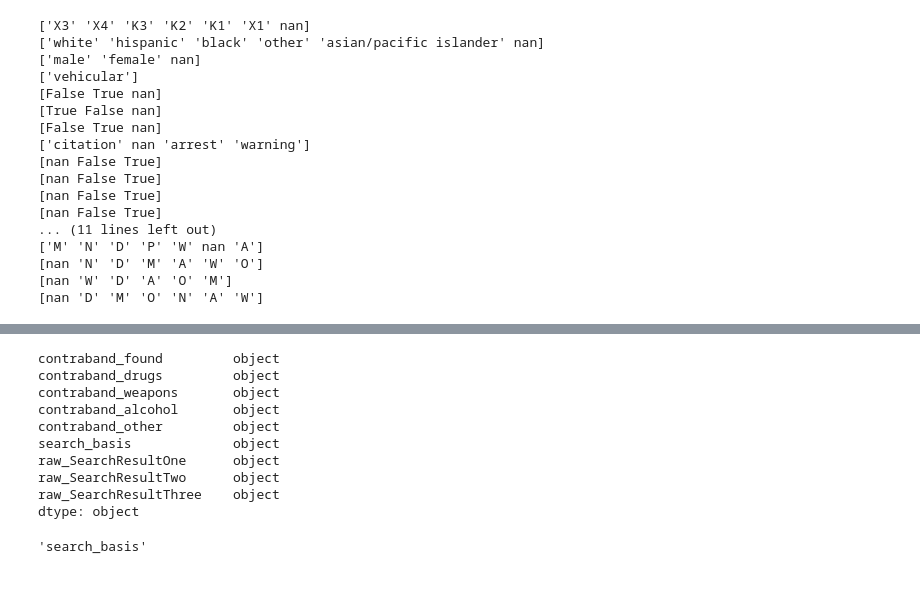
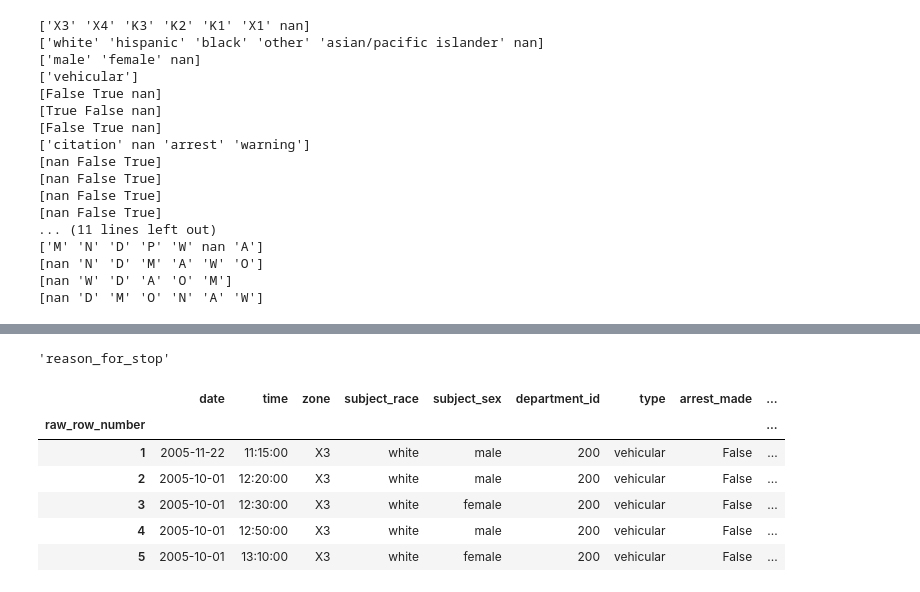
Before and after one commit to Pranav016/EDA-and-feature-engineering-practice, a Jupyter notebook: State_Patrol_RI/State_Patrol_data-Rhode_Island.ipynb, the cells around one changed output, grey strips where cells are left out. Saved outputs shown, nothing was run; the diff lists cells and outputs as text; code cells hidden in the pictures.

```diff
--- a/State_Patrol_RI/State_Patrol_data-Rhode_Island.ipynb
+++ b/State_Patrol_RI/State_Patrol_data-Rhode_Island.ipynb
@@ -228,3 +182,0 @@ print_unique(null_f)
-# %%
-df.drop(null_f[-4],axis=1, inplace=True)
-null_f.pop(-4)
@@ -266,20 +183,17 @@ df[null_f].head()
-# %%
-df[null_f].dtypes
-# %% [output]
-contraband_found         object
-contraband_drugs         object
-contraband_weapons       object
-contraband_alcohol       object
-contraband_other         object
-search_basis             object
-raw_SearchResultOne      object
-raw_SearchResultTwo      object
-raw_SearchResultThree    object
-dtype: object
 # %%
 # I will replace the NaNs with 0 and make a new category out of it or using my domain knowedge i will replace some with mode for that particular features
-# %%
-df[null_f].iloc[:,-4]=df[null_f].iloc[:,-4].fillna(value="other")
-null_f.pop(-4)
-# %% [output]
-'search_basis'
+# %%
+df=df.drop(categorical[-8], axis=1)
+categorical.pop(-8)
+# %% [output]
+'reason_for_stop'
+# %%
+df.head()
+# %% [output]
+|  | date | time | zone | subject_race | subject_sex | department_id | type | arrest_made | ... |
+| raw_row_number |  |  |  |  |  |  |  |  | ... |
+| 1 | 2005-11-22 | 11:15:00 | X3 | white | male | 200 | vehicular | False | ... |
+| 2 | 2005-10-01 | 12:20:00 | X3 | white | male | 200 | vehicular | False | ... |
+| 3 | 2005-10-01 | 12:30:00 | X3 | white | female | 200 | vehicular | False | ... |
+| 4 | 2005-10-01 | 12:50:00 | X3 | white | male | 200 | vehicular | False | ... |
+| 5 | 2005-10-01 | 13:10:00 | X3 | white | female | 200 | vehicular | False | ... |
```
Also changed, not shown: parts of 32 cells of this notebook.
